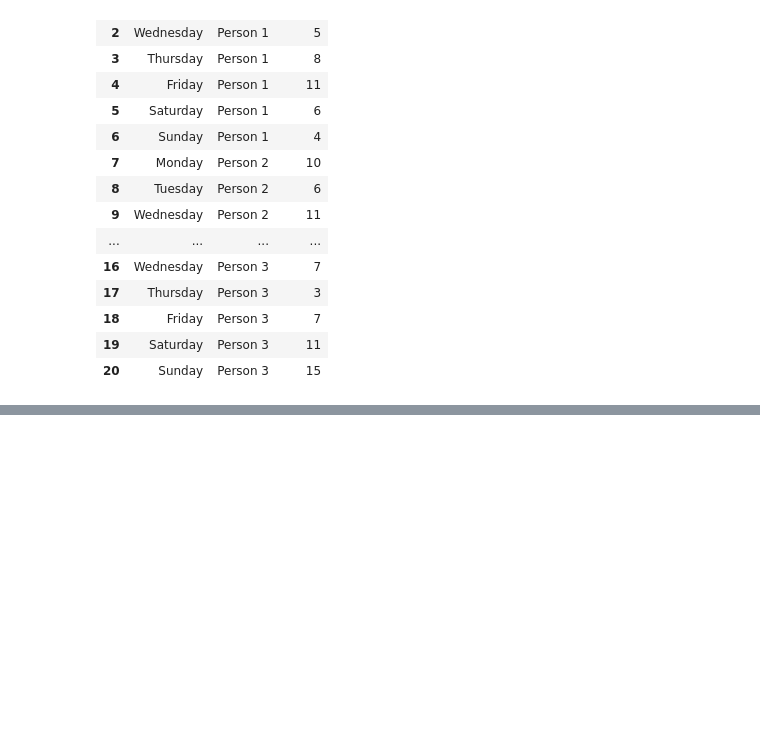
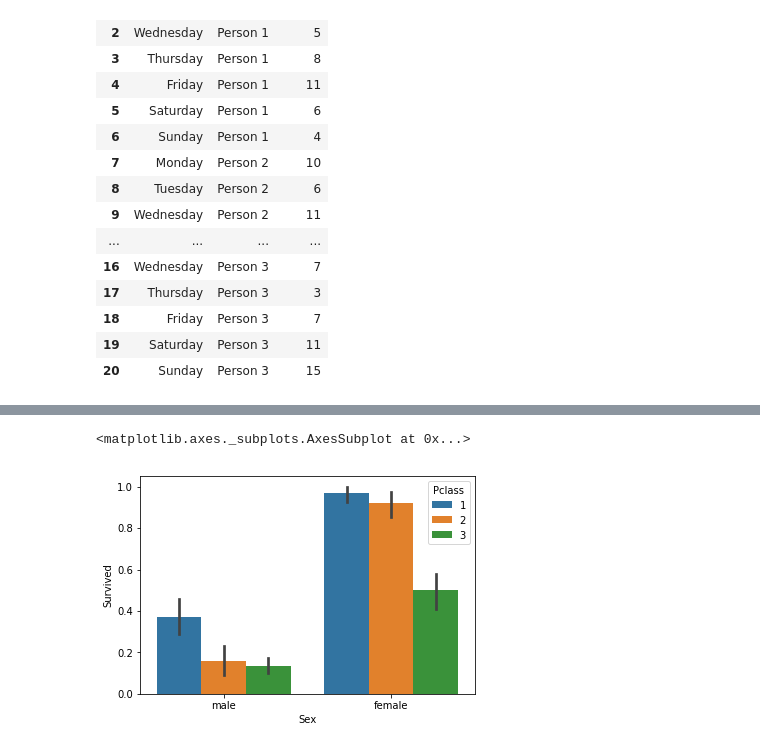
Before and after one commit to jayceazua/ds-1-1, a Jupyter notebook: Notebooks/conditional_prob.ipynb, the cells around one changed output, grey strips where cells are left out. Drawn from its saved outputs; the diff is of its cells as text; code cells hidden in the pictures; blank space fills up the shorter version.

```diff
--- a/Notebooks/conditional_prob.ipynb
+++ b/Notebooks/conditional_prob.ipynb
@@ -246,0 +274,6 @@ melted
+# %%
+# what portion of men vs. women (across different classes survived) on the titanic?
+sb.barplot(x="Sex", y="Survived", hue="Pclass", data=titanic_df)
+# %% [output]
+<matplotlib.axes._subplots.AxesSubplot at 0x...>
+[figure, added]
```
Also changed, not shown: parts of 15 cells of this notebook.
